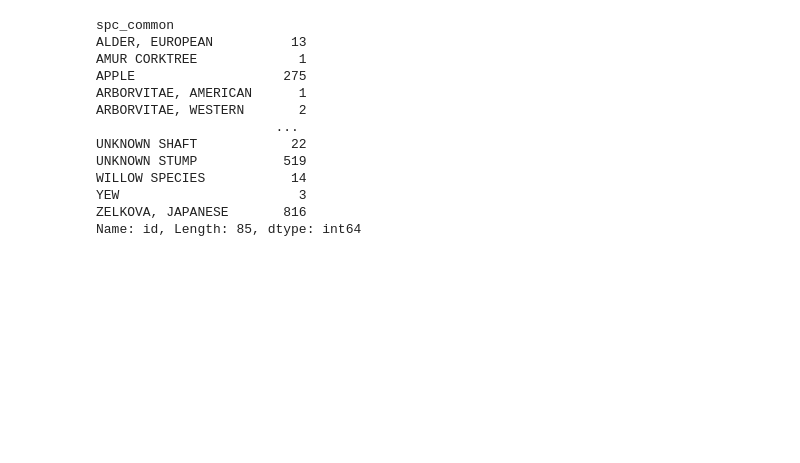
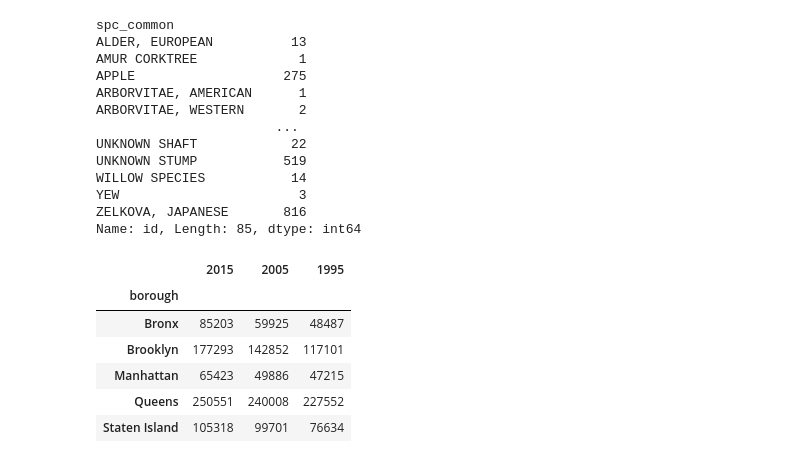
Before and after one commit to radleyciego/environmental-data-science, a Jupyter notebook: labs/04_data_visualization.ipynb, the cells around one changed output. Saved outputs shown, nothing was run; the diff lists cells and outputs as text; code cells hidden in the pictures; blank space fills up the shorter version.

```diff
--- a/labs/04_data_visualization.ipynb
+++ b/labs/04_data_visualization.ipynb
@@ -264,3 +264,19 @@ WILLOW SPECIES           14
 YEW                       3
 ZELKOVA, JAPANESE       816
 Name: id, Length: 85, dtype: int64
+# %%
+# create a df that includes all tree counts
+treecount = pd.DataFrame({
+    '2015': tree15.groupby('borough').size(),
+    '2005': tree05.groupby('borough').size(),
+    '1995': tree95.groupby('borough').size()}
+    )
+treecount
+# %% [output]
+|  | 2015 | 2005 | 1995 |
+| borough |  |  |  |
+| Bronx | 85203 | 59925 | 48487 |
+| Brooklyn | 177293 | 142852 | 117101 |
+| Manhattan | 65423 | 49886 | 47215 |
+| Queens | 250551 | 240008 | 227552 |
+| Staten Island | 105318 | 99701 | 76634 |
```
Also changed, not shown: parts of 3 cells of this notebook.
